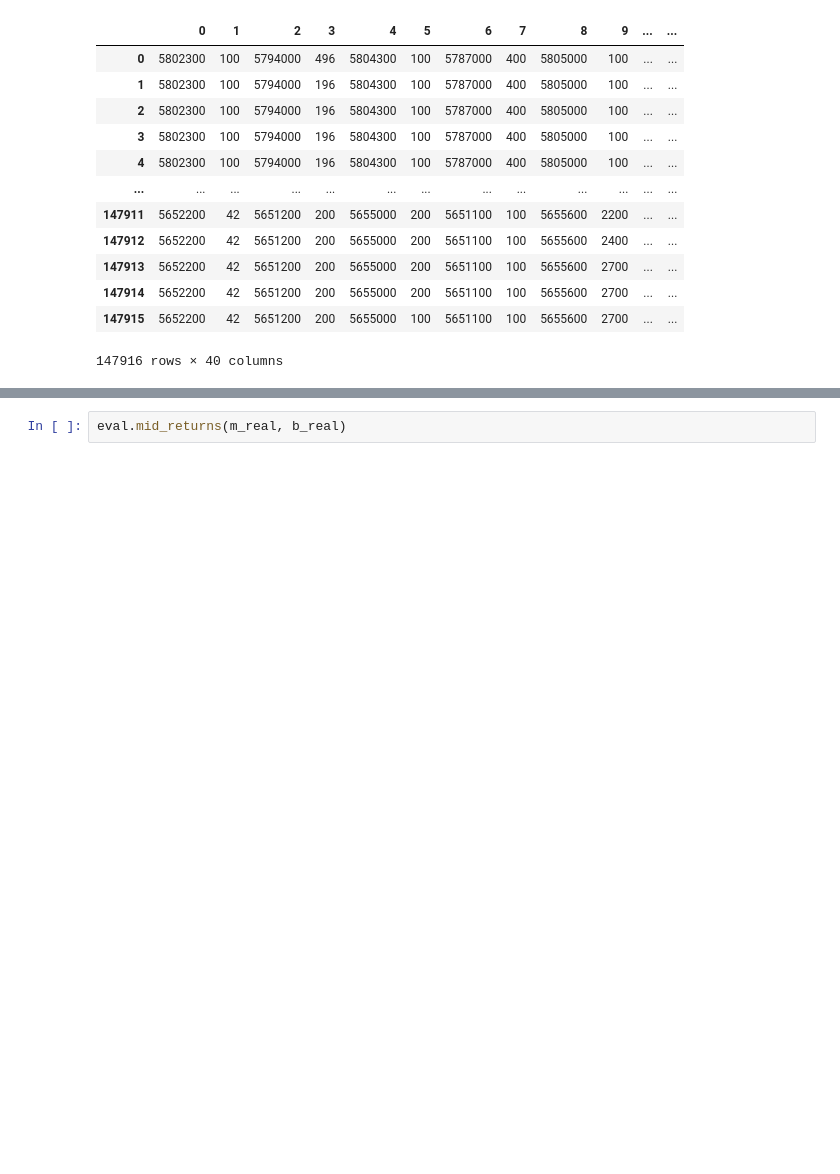
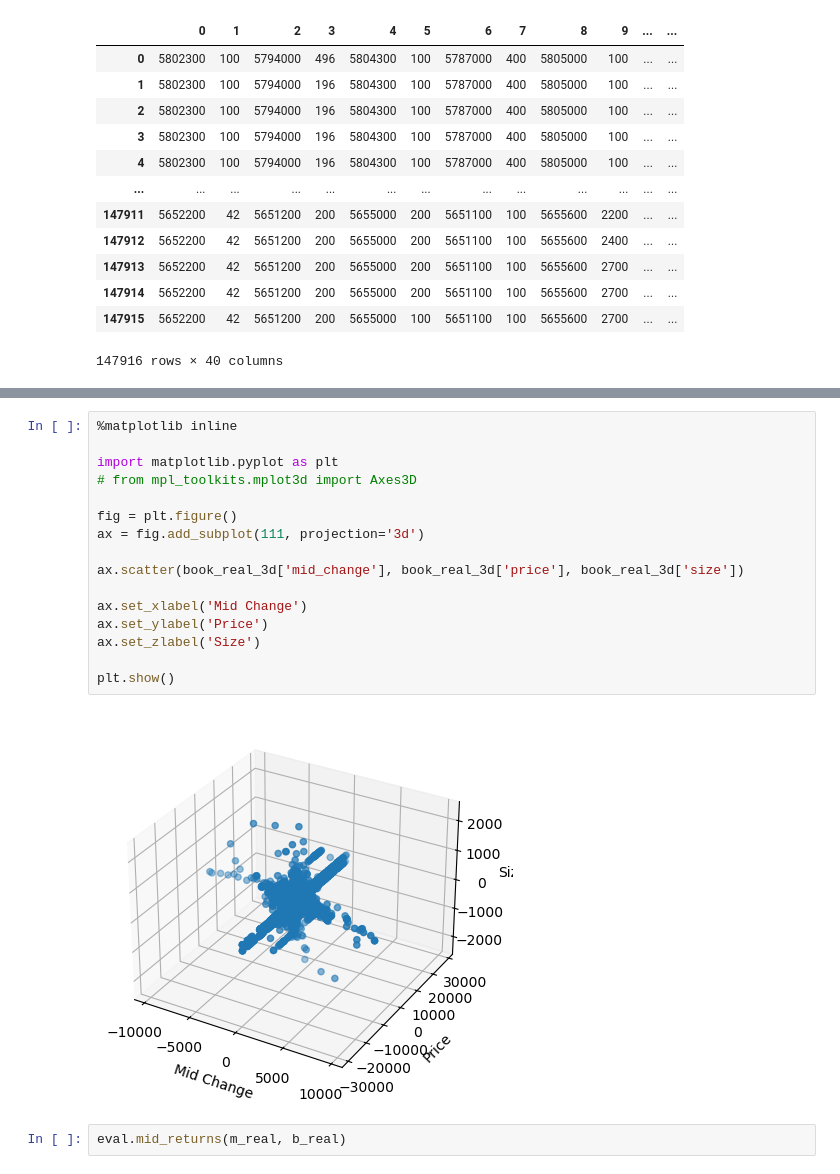
Before and after one commit to peernagy/lob_bench, a Jupyter notebook: eval.ipynb, the cells around one changed output, grey strips where cells are left out. Drawn from its saved outputs; the diff is of its cells as text; blank space fills up the shorter version.

```diff
--- a/eval.ipynb
+++ b/eval.ipynb
@@ -395,3 +512,21 @@ b_real
+# %%
+%matplotlib inline
+
+import matplotlib.pyplot as plt
+# from mpl_toolkits.mplot3d import Axes3D
+
+fig = plt.figure()
+ax = fig.add_subplot(111, projection='3d')
+
+ax.scatter(book_real_3d['mid_change'], book_real_3d['price'], book_real_3d['size'])
+
+ax.set_xlabel('Mid Change')
+ax.set_ylabel('Price')
+ax.set_zlabel('Size')
+
+plt.show()
+# %% [output]
+[figure, added]
 # %%
 eval.mid_returns(m_real, b_real)
 # %% [output]
```
Also changed, not shown: parts of 15 cells of this notebook, 7 other files.
